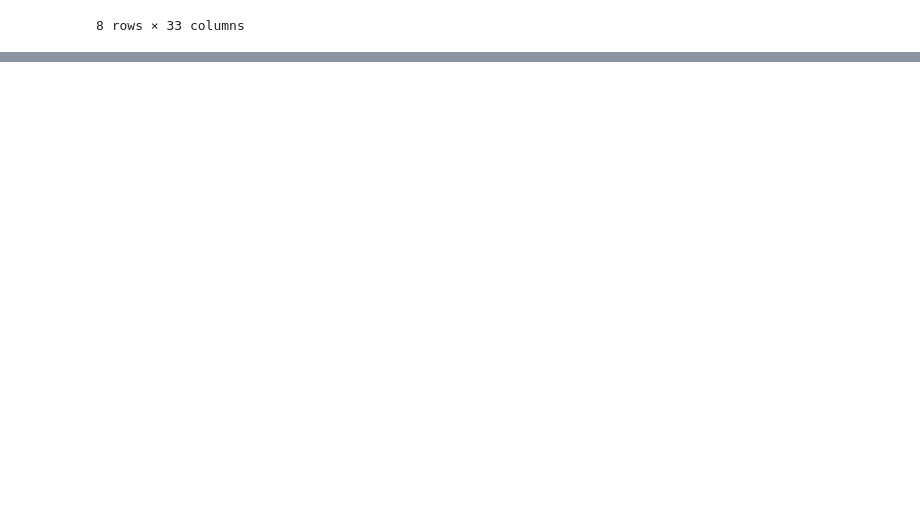
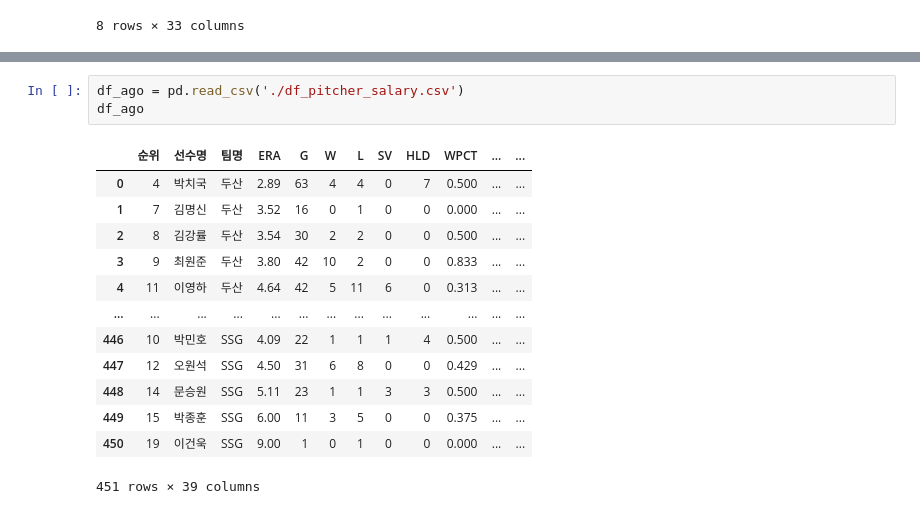
Before and after one commit to jayiuk/mid_project, a Jupyter notebook: EDA.ipynb, the cells around one changed output, grey strips where cells are left out. Drawn from its saved outputs; the diff is of its cells as text; blank space fills up the shorter version.

```diff
--- a/EDA.ipynb
+++ b/EDA.ipynb
@@ -108,0 +143,17 @@ sns.heatmap(df_1_corr, annot = True)
+# %%
+df_ago = pd.read_csv('./df_pitcher_salary.csv')
+df_ago
+# %% [output]
+|  | 순위 | 선수명 | 팀명 | ERA | G | W | L | SV | HLD | WPCT | ... | ... |
+| 0 | 4 | 박치국 | 두산 | 2.89 | 63 | 4 | 4 | 0 | 7 | 0.500 | ... | ... |
+| 1 | 7 | 김명신 | 두산 | 3.52 | 16 | 0 | 1 | 0 | 0 | 0.000 | ... | ... |
+| 2 | 8 | 김강률 | 두산 | 3.54 | 30 | 2 | 2 | 0 | 0 | 0.500 | ... | ... |
+| 3 | 9 | 최원준 | 두산 | 3.80 | 42 | 10 | 2 | 0 | 0 | 0.833 | ... | ... |
+| 4 | 11 | 이영하 | 두산 | 4.64 | 42 | 5 | 11 | 6 | 0 | 0.313 | ... | ... |
+| ... | ... | ... | ... | ... | ... | ... | ... | ... | ... | ... | ... | ... |
+| 446 | 10 | 박민호 | SSG | 4.09 | 22 | 1 | 1 | 1 | 4 | 0.500 | ... | ... |
+| 447 | 12 | 오원석 | SSG | 4.50 | 31 | 6 | 8 | 0 | 0 | 0.429 | ... | ... |
+| 448 | 14 | 문승원 | SSG | 5.11 | 23 | 1 | 1 | 3 | 3 | 0.500 | ... | ... |
+| 449 | 15 | 박종훈 | SSG | 6.00 | 11 | 3 | 5 | 0 | 0 | 0.375 | ... | ... |
+| 450 | 19 | 이건욱 | SSG | 9.00 | 1 | 0 | 1 | 0 | 0 | 0.000 | ... | ... |
+451 rows × 39 columns
```
Also changed, not shown: parts of 14 cells of this notebook, 3 other files.
